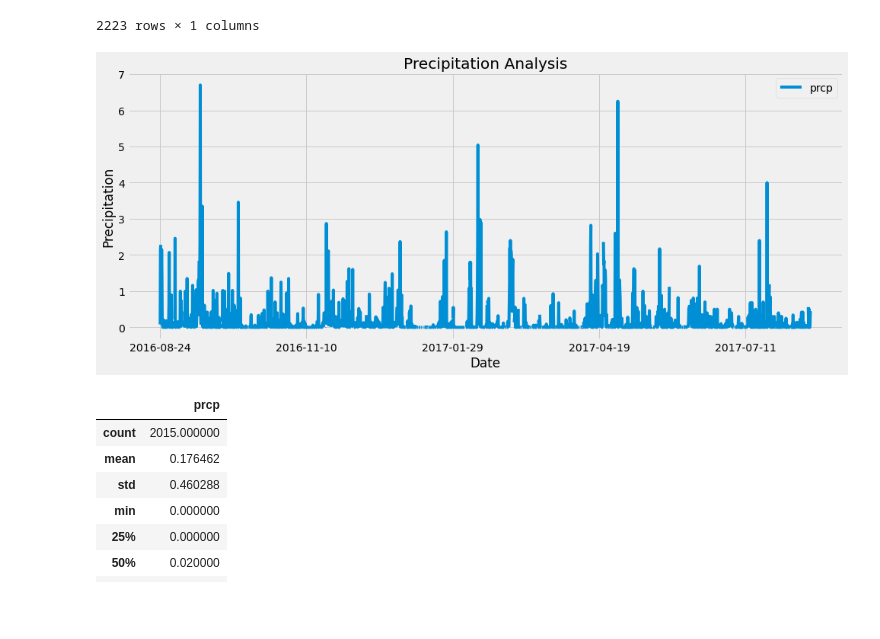
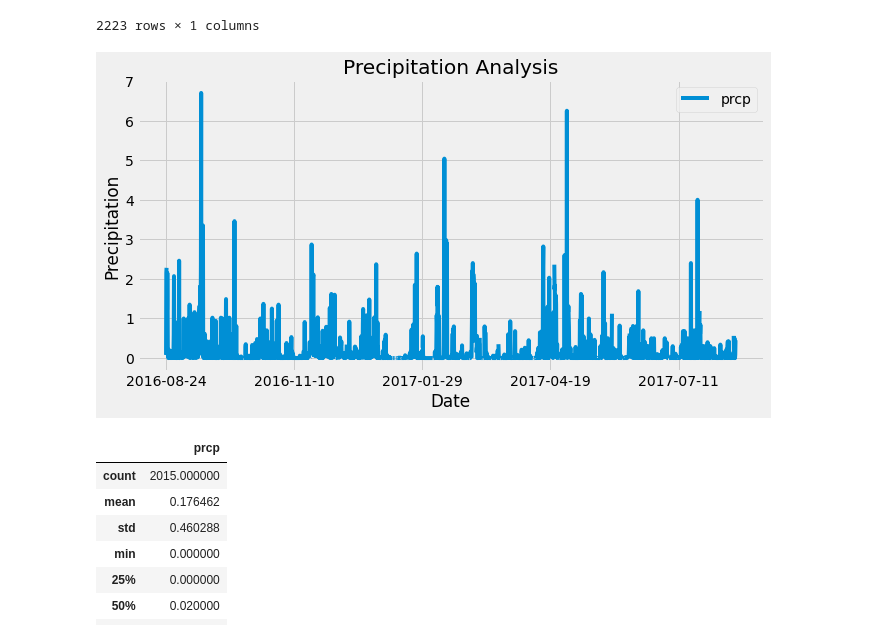
Before and after one commit to VijetaPuthran/SQLAlchemy-challenge, a Jupyter notebook: climate_starter.ipynb, the cells around one changed output. Cells and saved outputs as stored; diff of their text form; code cells hidden in the pictures; blank space fills up the shorter version.

```diff
--- a/climate_starter.ipynb
+++ b/climate_starter.ipynb
@@ -124,11 +120,12 @@ sort_df
 2223 rows × 1 columns
 # %%
 # Use Pandas Plotting with Matplotlib to plot the data
-sort_df.plot(title="Precipitation Analysis", figsize=(15,6)).set_xlabel('Date')
+sort_df.plot(title="Precipitation Analysis", figsize=(10,5)).set_xlabel('Date')
 plt.ylabel('Precipitation')
+plt.savefig("Images/PrecipitationAnalysis.png")
 plt.show()
 # %% [output]
-[figure, old version]
+[figure, new version]
 # %%
 # Use Pandas to calcualte the summary statistics for the precipitation data
 sort_df.describe()
```
Also changed, not shown: parts of 3 cells of this notebook, 10 other files.
